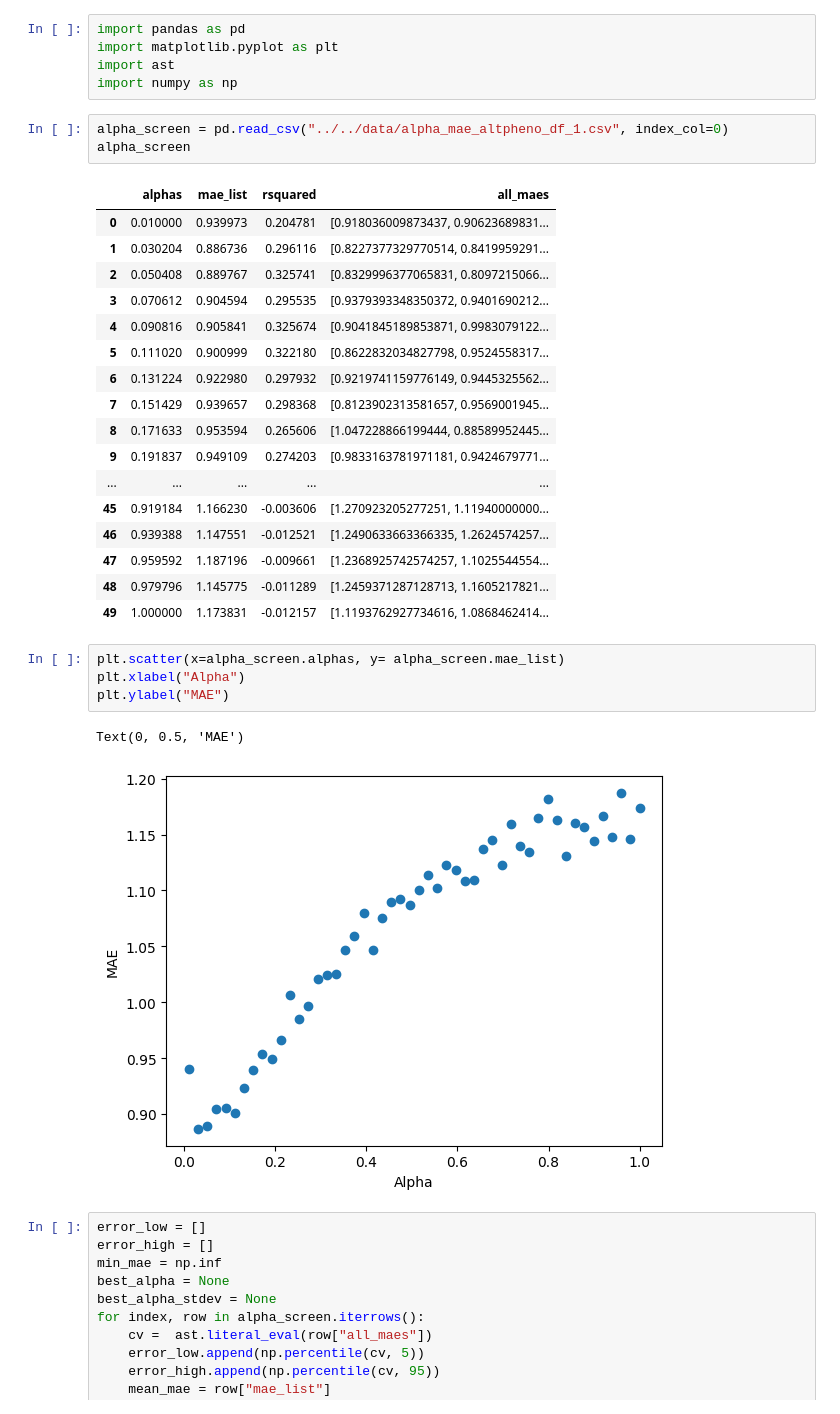
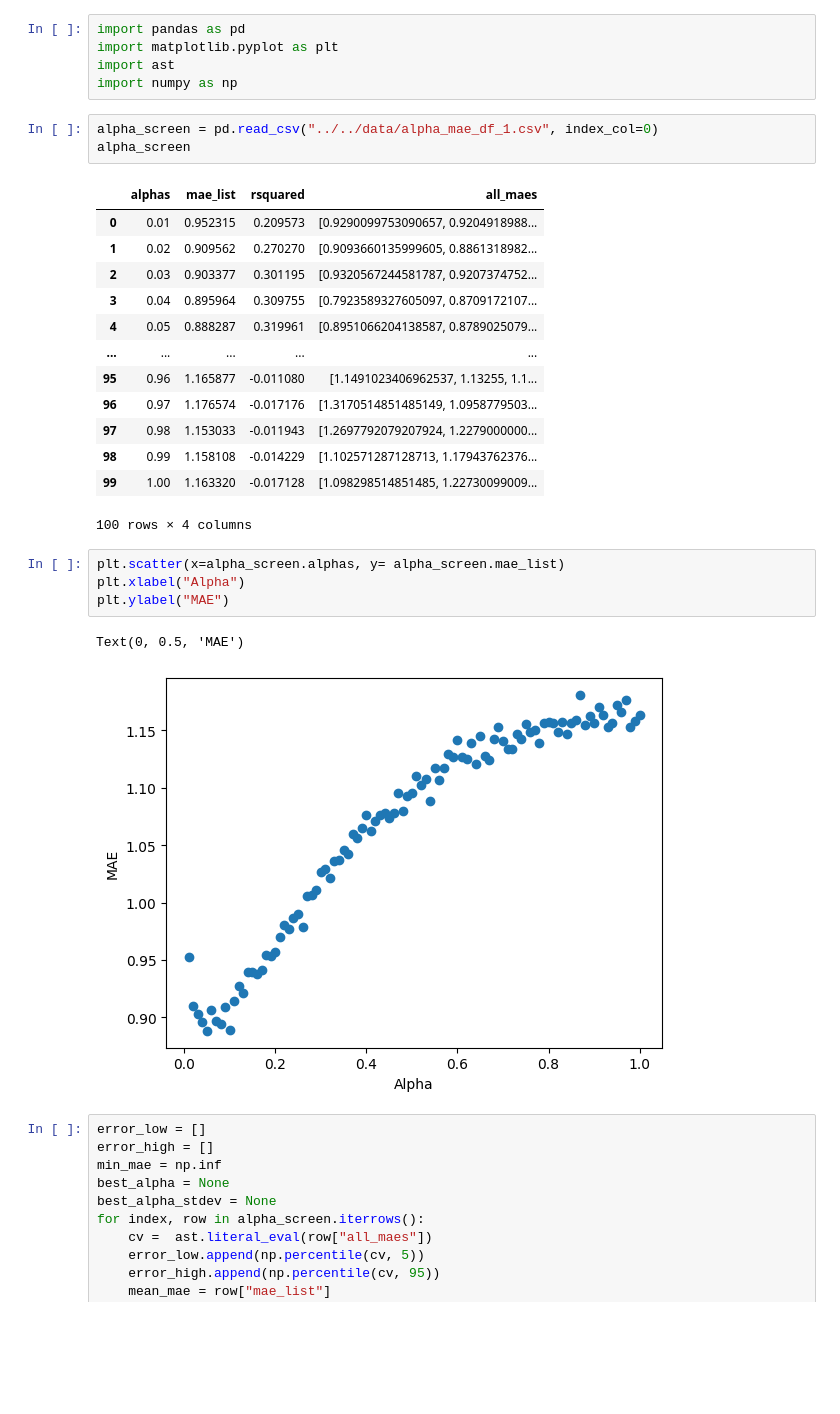
Before and after one commit to EBI-Metagenomics/causal_multi-omics_recommender, a Jupyter notebook: code/plotting/LGR_plot.ipynb, the cells around one changed output. Saved outputs shown, nothing was run; the diff lists cells and outputs as text; blank space fills up the shorter version.

```diff
--- a/code/plotting/LGR_plot.ipynb
+++ b/code/plotting/LGR_plot.ipynb
@@ -4,33 +4,29 @@ import matplotlib.pyplot as plt
 import ast
 import numpy as np
 # %%
-alpha_screen = pd.read_csv("../../data/alpha_mae_altpheno_df_1.csv", index_col=0)
+alpha_screen = pd.read_csv("../../data/alpha_mae_df_1.csv", index_col=0)
 alpha_screen
 # %% [output]
 |  | alphas | mae_list | rsquared | all_maes |
-| 0 | 0.010000 | 0.939973 | 0.204781 | [0.918036009873437, 0.90623689831... |
-| 1 | 0.030204 | 0.886736 | 0.296116 | [0.8227377329770514, 0.8419959291... |
-| 2 | 0.050408 | 0.889767 | 0.325741 | [0.8329996377065831, 0.8097215066... |
-| 3 | 0.070612 | 0.904594 | 0.295535 | [0.9379393348350372, 0.9401690212... |
-| 4 | 0.090816 | 0.905841 | 0.325674 | [0.9041845189853871, 0.9983079122... |
-| 5 | 0.111020 | 0.900999 | 0.322180 | [0.8622832034827798, 0.9524558317... |
-| 6 | 0.131224 | 0.922980 | 0.297932 | [0.9219741159776149, 0.9445325562... |
-| 7 | 0.151429 | 0.939657 | 0.298368 | [0.8123902313581657, 0.9569001945... |
-| 8 | 0.171633 | 0.953594 | 0.265606 | [1.047228866199444, 0.88589952445... |
-| 9 | 0.191837 | 0.949109 | 0.274203 | [0.9833163781971181, 0.9424679771... |
+| 0 | 0.01 | 0.952315 | 0.209573 | [0.9290099753090657, 0.9204918988... |
+| 1 | 0.02 | 0.909562 | 0.270270 | [0.9093660135999605, 0.8861318982... |
+| 2 | 0.03 | 0.903377 | 0.301195 | [0.9320567244581787, 0.9207374752... |
+| 3 | 0.04 | 0.895964 | 0.309755 | [0.7923589327605097, 0.8709172107... |
+| 4 | 0.05 | 0.888287 | 0.319961 | [0.8951066204138587, 0.8789025079... |
 | ... | ... | ... | ... | ... |
-| 45 | 0.919184 | 1.166230 | -0.003606 | [1.270923205277251, 1.11940000000... |
-| 46 | 0.939388 | 1.147551 | -0.012521 | [1.2490633663366335, 1.2624574257... |
-| 47 | 0.959592 | 1.187196 | -0.009661 | [1.2368925742574257, 1.1025544554... |
-| 48 | 0.979796 | 1.145775 | -0.011289 | [1.2459371287128713, 1.1605217821... |
-| 49 | 1.000000 | 1.173831 | -0.012157 | [1.1193762927734616, 1.0868462414... |
+| 95 | 0.96 | 1.165877 | -0.011080 | [1.1491023406962537, 1.13255, 1.1... |
+| 96 | 0.97 | 1.176574 | -0.017176 | [1.3170514851485149, 1.0958779503... |
+| 97 | 0.98 | 1.153033 | -0.011943 | [1.2697792079207924, 1.2279000000... |
+| 98 | 0.99 | 1.158108 | -0.014229 | [1.102571287128713, 1.17943762376... |
+| 99 | 1.00 | 1.163320 | -0.017128 | [1.098298514851485, 1.22730099009... |
+100 rows × 4 columns
 # %%
 plt.scatter(x=alpha_screen.alphas, y= alpha_screen.mae_list)
 plt.xlabel("Alpha")
 plt.ylabel("MAE")
 # %% [output]
 Text(0, 0.5, 'MAE')
-[figure, old version]
+[figure, new version]
 # %%
 error_low = []
 error_high = []
```
Also changed, not shown: parts of 12 cells of this notebook, 3 other files.
